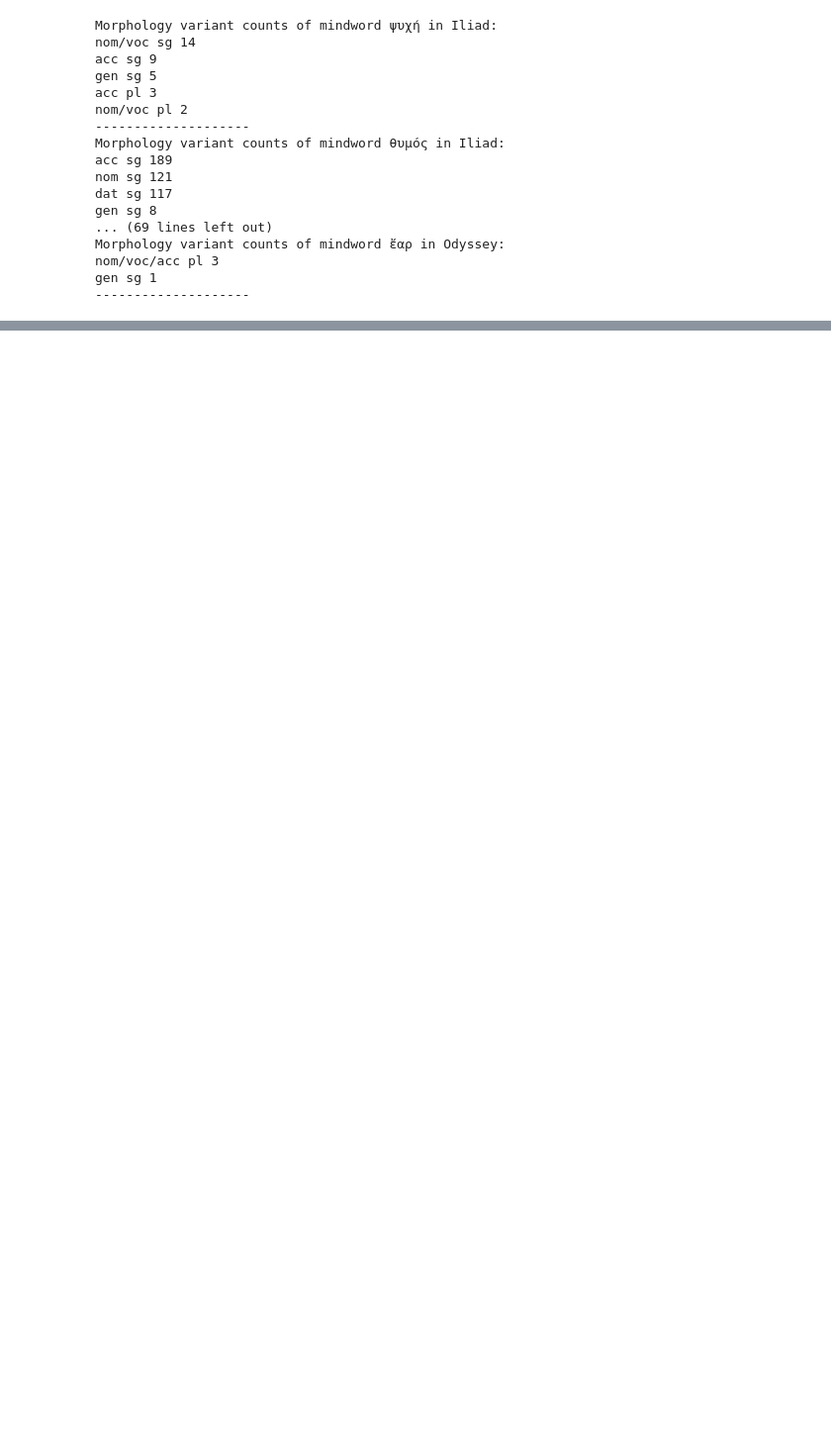
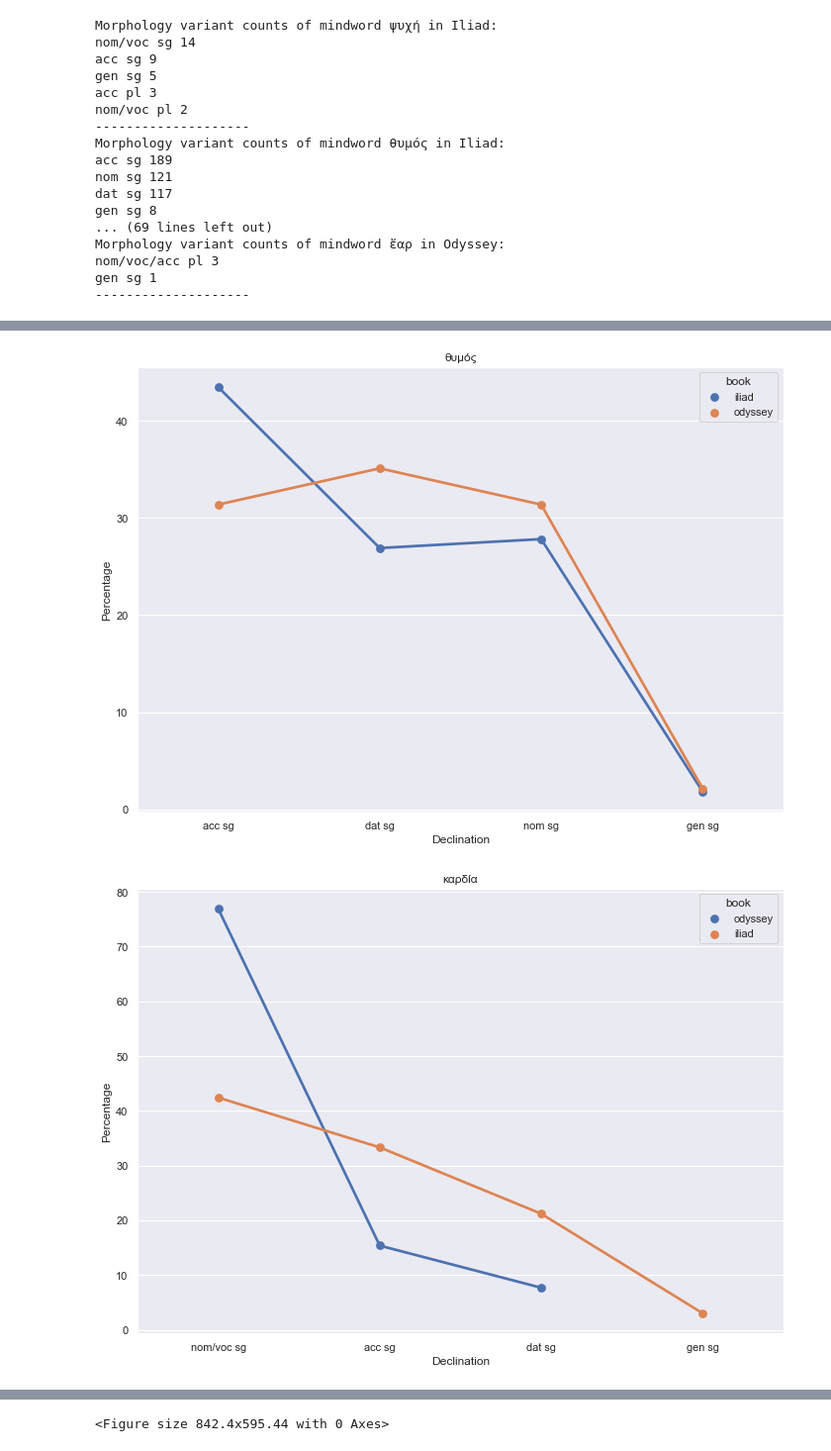
Before and after one commit to Christof93/bicameral-iliad-and-odyssey, a Jupyter notebook: iliad_vs_odysee.ipynb, the cells around one changed output, grey strips where cells are left out. Shown at 99% size. Cells and saved outputs as stored; diff of their text form; code cells hidden in the pictures; blank space fills up the shorter version.

```diff
--- a/iliad_vs_odysee.ipynb
+++ b/iliad_vs_odysee.ipynb
@@ -72,0 +115,21 @@ gen sg 1
+# %%
+df_verbs = {}
+for mw in MINDWORDS:
+    records = []
+    tot_iliad = sum(morphos_mindword_iliad[mw].values())
+    tot_odyssey = sum(morphos_mindword_odyssey[mw].values())
+    records += [(morpho, freq/tot_odyssey*100, mw, 'odyssey') for morpho,freq in morphos_mindword_odyssey[mw].items()]
+    records += [(morpho, freq/tot_iliad*100, mw, 'iliad') for morpho,freq in morphos_mindword_iliad[mw].items()]
+
+    df = pd.DataFrame.from_records(sorted(records, key=lambda x:x[1], reverse=True),
+        columns=['morpho', 'frequency', 'mindword', 'book']
+    )
+    g = sns.pointplot(data=df, x="morpho", y="frequency", hue="book").set(
+        xlabel="Declination",
+        ylabel="Percentage",
+        title=f"{mw}"
+    )
+    plt.figure()
+# %% [output]
+[figure, added]
+[figure, added]
@@ -72,0 +141 @@ gen sg 1
+<Figure size 842.4x595.44 with 0 Axes>
```
Also changed, not shown: parts of 6 cells of this notebook, 3 other files.
